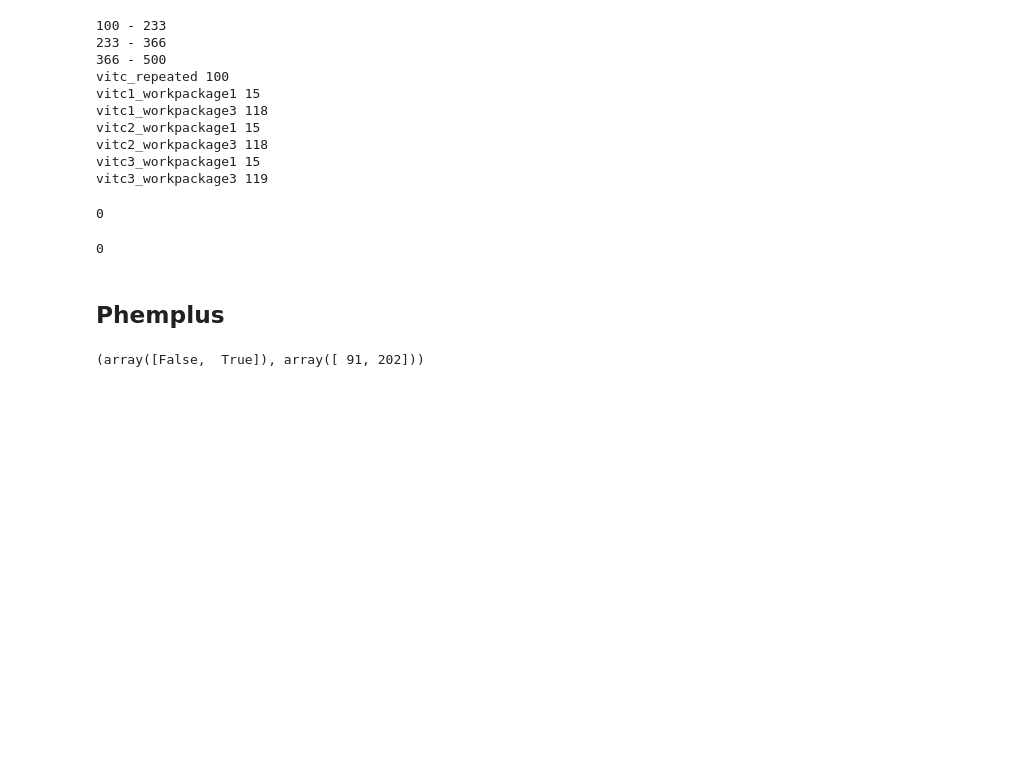
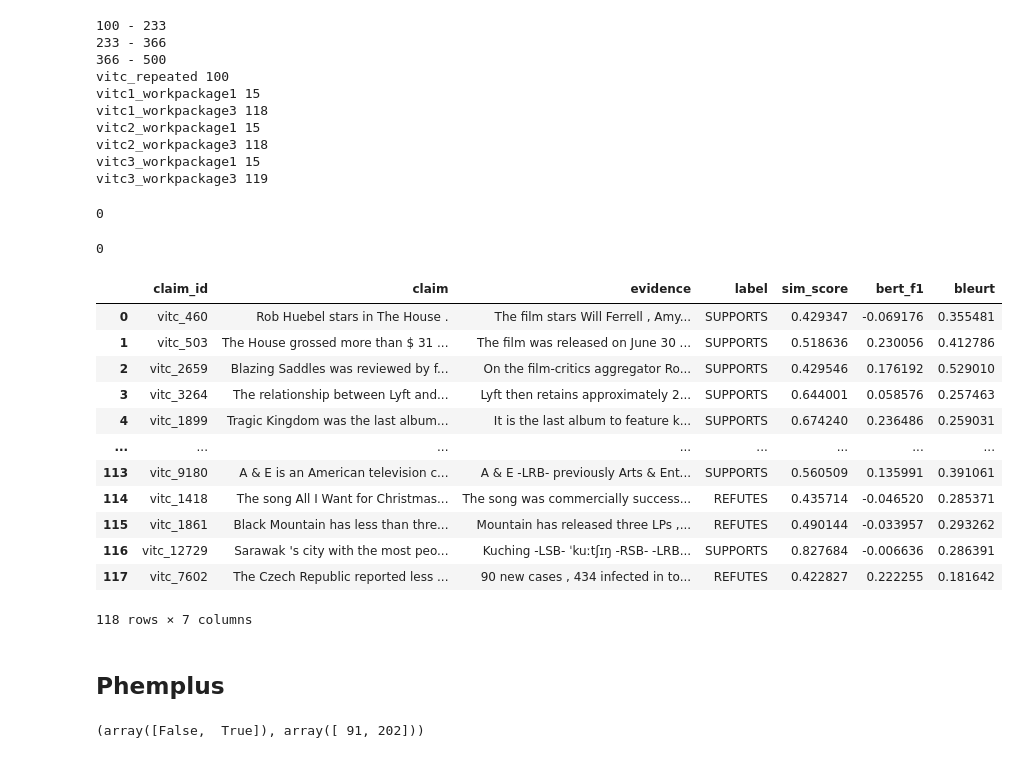
Before and after one commit to Maria-Liakata-NLP-Group/aspect_evaluation_study, a Jupyter notebook: data_prep/handle_vercel_kv.ipynb, the cells around one changed output. Drawn from its saved outputs; the diff is of its cells as text; code cells hidden in the pictures; blank space fills up the shorter version.

```diff
--- a/data_prep/handle_vercel_kv.ipynb
+++ b/data_prep/handle_vercel_kv.ipynb
@@ -148,6 +152,36 @@ replacement_data = {
 r.hset('vitc_15319', mapping=replacement_data)
 # %% [output]
 0
+# %%
+# get batch that sara is assigned to
+sara_batch = r.hget('sara', 'stage_to_batch')
+sara_batch = json.loads(sara_batch)
+sara_wp3 = sara_batch['workpackage3']
+# %%
+# get ids of claims in sara's batch
+sara_batch_ids = r.hget(sara_wp3, 'claim_ids')
+sara_batch_ids = json.loads(sara_batch_ids)
+# %%
+# Send Sara's wp3 to mahmoud because she likely won't be able to finish it
+vitc1_wp3 = [claim for claim in vitc if claim['claim_id'] in sara_batch_ids]
+vitc1_wp3_df = pd.DataFrame(vitc1_wp3)
+# %%
+# export to csv
+vitc1_wp3_df.to_csv('vitc1_wp3_(Sara).csv', index=True)
+# %% [output]
+|  | claim_id | claim | evidence | label | sim_score | bert_f1 | bleurt |
+| 0 | vitc_460 | Rob Huebel stars in The House . | The film stars Will Ferrell , Amy... | SUPPORTS | 0.429347 | -0.069176 | 0.355481 |
+| 1 | vitc_503 | The House grossed more than $ 31 ... | The film was released on June 30 ... | SUPPORTS | 0.518636 | 0.230056 | 0.412786 |
+| 2 | vitc_2659 | Blazing Saddles was reviewed by f... | On the film-critics aggregator Ro... | SUPPORTS | 0.429546 | 0.176192 | 0.529010 |
+| 3 | vitc_3264 | The relationship between Lyft and... | Lyft then retains approximately 2... | SUPPORTS | 0.644001 | 0.058576 | 0.257463 |
+| 4 | vitc_1899 | Tragic Kingdom was the last album... | It is the last album to feature k... | SUPPORTS | 0.674240 | 0.236486 | 0.259031 |
+| ... | ... | ... | ... | ... | ... | ... | ... |
+| 113 | vitc_9180 | A & E is an American television c... | A & E -LRB- previously Arts & Ent... | SUPPORTS | 0.560509 | 0.135991 | 0.391061 |
+| 114 | vitc_1418 | The song All I Want for Christmas... | The song was commercially success... | REFUTES | 0.435714 | -0.046520 | 0.285371 |
+| 115 | vitc_1861 | Black Mountain has less than thre... | Mountain has released three LPs ,... | REFUTES | 0.490144 | -0.033957 | 0.293262 |
+| 116 | vitc_12729 | Sarawak 's city with the most peo... | Kuching -LSB- ˈkuːtʃɪŋ -RSB- -LRB... | SUPPORTS | 0.827684 | -0.006636 | 0.286391 |
+| 117 | vitc_7602 | The Czech Republic reported less ... | 90 new cases , 434 infected in to... | REFUTES | 0.422827 | 0.222255 | 0.181642 |
+118 rows × 7 columns
 # %% [markdown]
 ## Phemplus
 # %%
```
Also changed, not shown: parts of 40 cells of this notebook, 1 other file.
